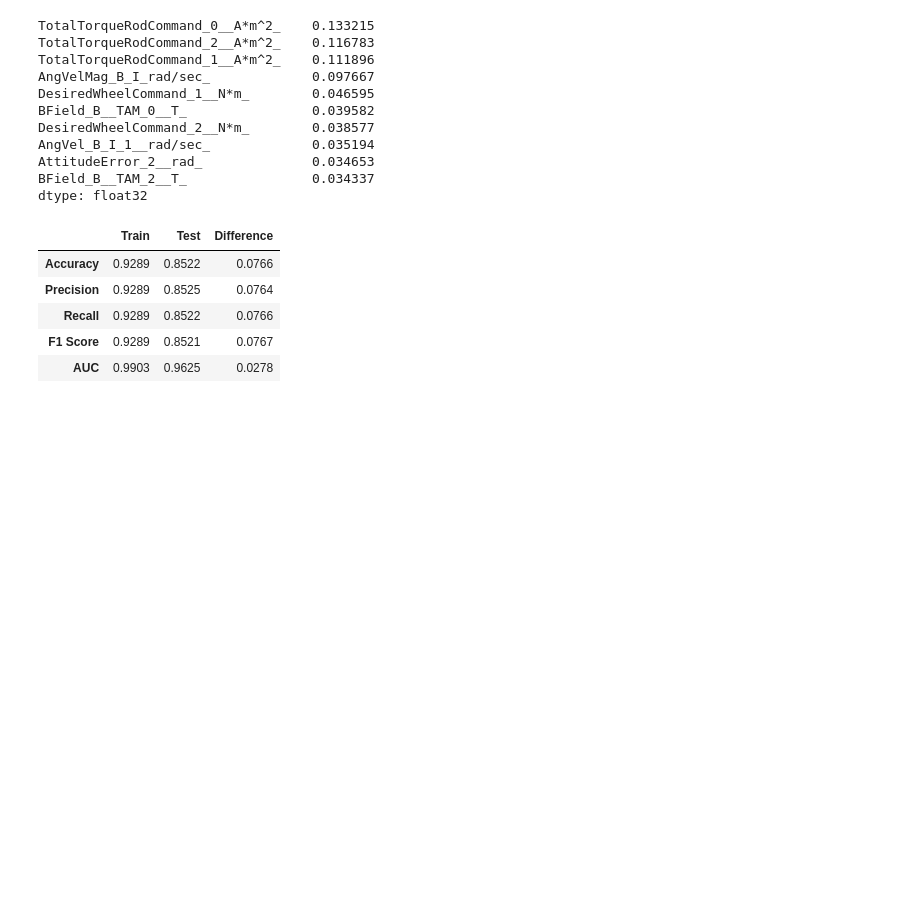
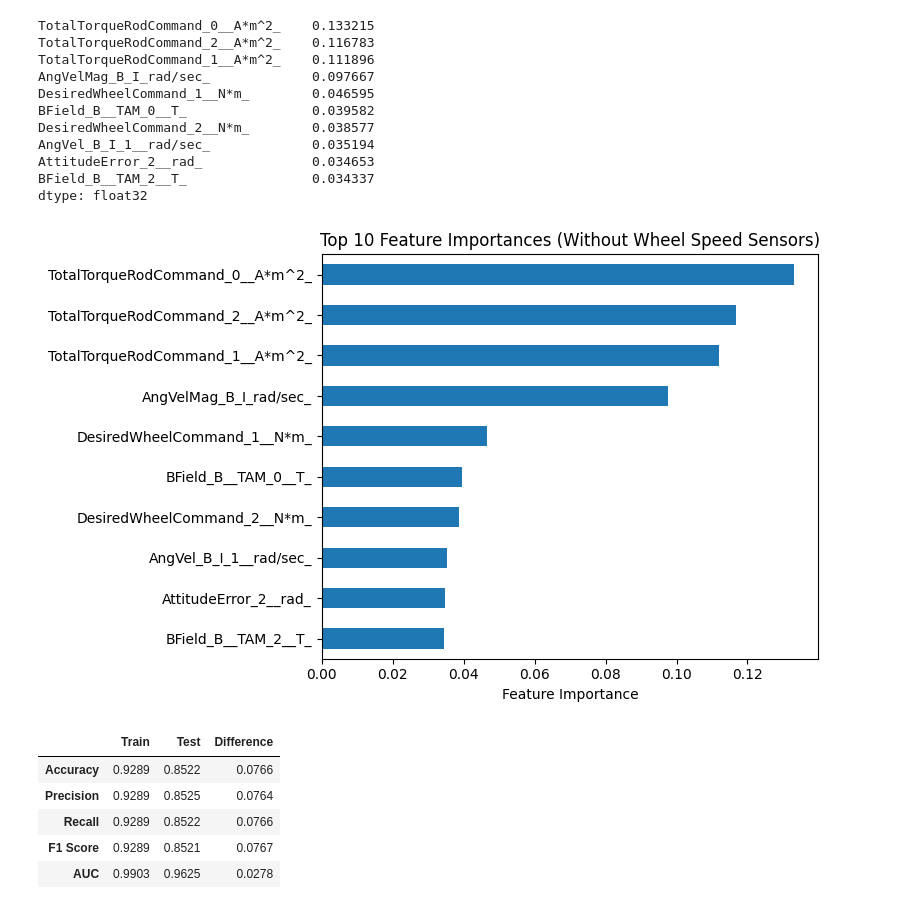
Before and after one commit to bernadlger/space-cyber-anomaly-detection, a Jupyter notebook: notebooks/04_multiclass_classification.ipynb, the cells around one changed output. Drawn from its saved outputs; the diff is of its cells as text; code cells hidden in the pictures; blank space fills up the shorter version.

```diff
--- a/notebooks/04_multiclass_classification.ipynb
+++ b/notebooks/04_multiclass_classification.ipynb
@@ -252,14 +263,14 @@ columnlar gibi duruyor yine, bu nedenle bunlar olmadan tekrar eğitmek istedim m
 # %%
-PRIMARY_AFFECTED_COLUMNS = [
+WHEEL_SPEED_COLUMNS = [
     "SensedWheelSpeed__RWA_A(rad/sec)", "SensedWheelSpeed__RWA_B(rad/sec)", "SensedWheelSpeed__RWA_C(rad/sec)"
 ]
 
-PRIMARY_AFFECTED_CLEANED = clean_column_names(PRIMARY_AFFECTED_COLUMNS)  # XGBoost'ta format sıkıntısı çıkmasın diye yine düzenledik feature isimlerini
+WHEEL_SPEED_CLEANED = clean_column_names(WHEEL_SPEED_COLUMNS)  # cleaned again to avoid format issues in XGBoost
 
-X_train_no_primary = X_train.drop(columns=PRIMARY_AFFECTED_CLEANED)
-X_test_no_primary = X_test.drop(columns=PRIMARY_AFFECTED_CLEANED)
+X_train_no_wheel_speed = X_train.drop(columns=WHEEL_SPEED_CLEANED)
+X_test_no_wheel_speed = X_test.drop(columns=WHEEL_SPEED_CLEANED)
 
-model_no_primary = XGBClassifier(
+model_no_wheel_speed = XGBClassifier(
     objective="multi:softprob",
     num_class=3,
     n_estimators=200,
@@ -269,7 +280,8 @@ model_no_primary = XGBClassifier(
     eval_metric="mlogloss"
 )
 
-model_no_primary.fit(X_train_no_primary, y_train)
+
+model_no_wheel_speed.fit(X_train_no_wheel_speed, y_train)
 # %% [output]
 XGBClassifier(base_score=None, booster=None, callbacks=None,
               colsample_bylevel=None, colsample_bynode=None,
@@ -311,9 +323,9 @@ Classification Report:
    macro avg       0.85      0.85      0.85    108000
 weighted avg       0.85      0.85      0.85    108000
 # %%
-importances_no_primary = pd.Series(model_no_primary.feature_importances_, index=X_train_no_primary.columns)
-importances_no_primary = importances_no_primary.sort_values(ascending=False)
-print(importances_no_primary.head(10))
+importances_no_wheel_speed = pd.Series(model_no_wheel_speed.feature_importances_, index=X_train_no_wheel_speed.columns)
+importances_no_wheel_speed = importances_no_wheel_speed.sort_values(ascending=False)
+print(importances_no_wheel_speed.head(10))
 # %% [output]
 TotalTorqueRodCommand_0__A*m^2_    0.133215
 TotalTorqueRodCommand_2__A*m^2_    0.116783
@@ -326,4 +338,13 @@ AngVel_B_I_1__rad/sec_             0.035194
 AttitudeError_2__rad_              0.034653
 BField_B__TAM_2__T_                0.034337
 dtype: float32
+# %%
+plt.figure(figsize=(8, 5))
+importances_no_wheel_speed.head(10).sort_values(ascending=True).plot(kind="barh")
+plt.xlabel("Feature Importance")
+plt.title("Top 10 Feature Importances (Without Wheel Speed Sensors)")
+plt.tight_layout()
+plt.show()
+# %% [output]
+[figure, added]
 # %%
```
Also changed, not shown: parts of 16 cells of this notebook.
